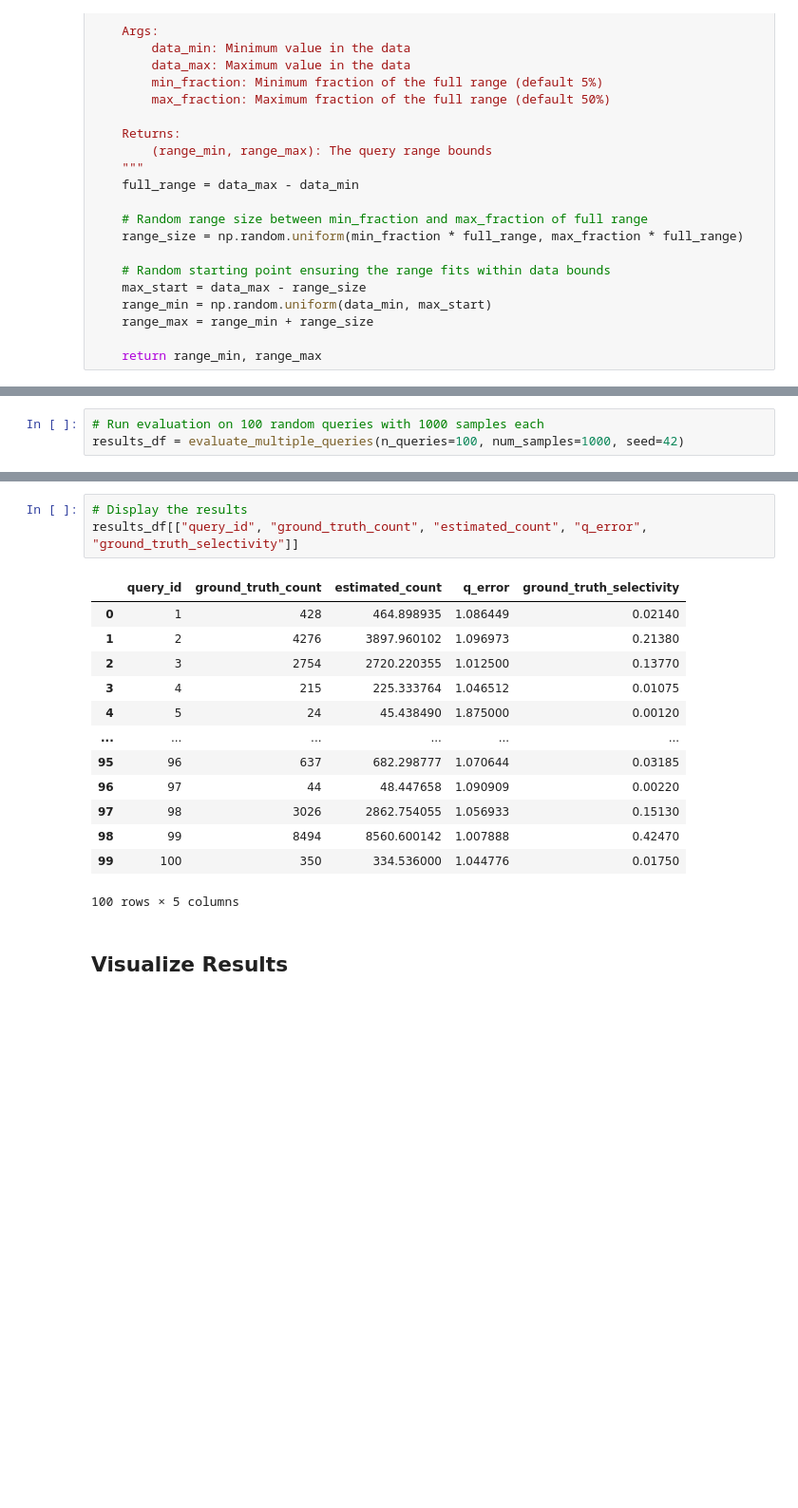
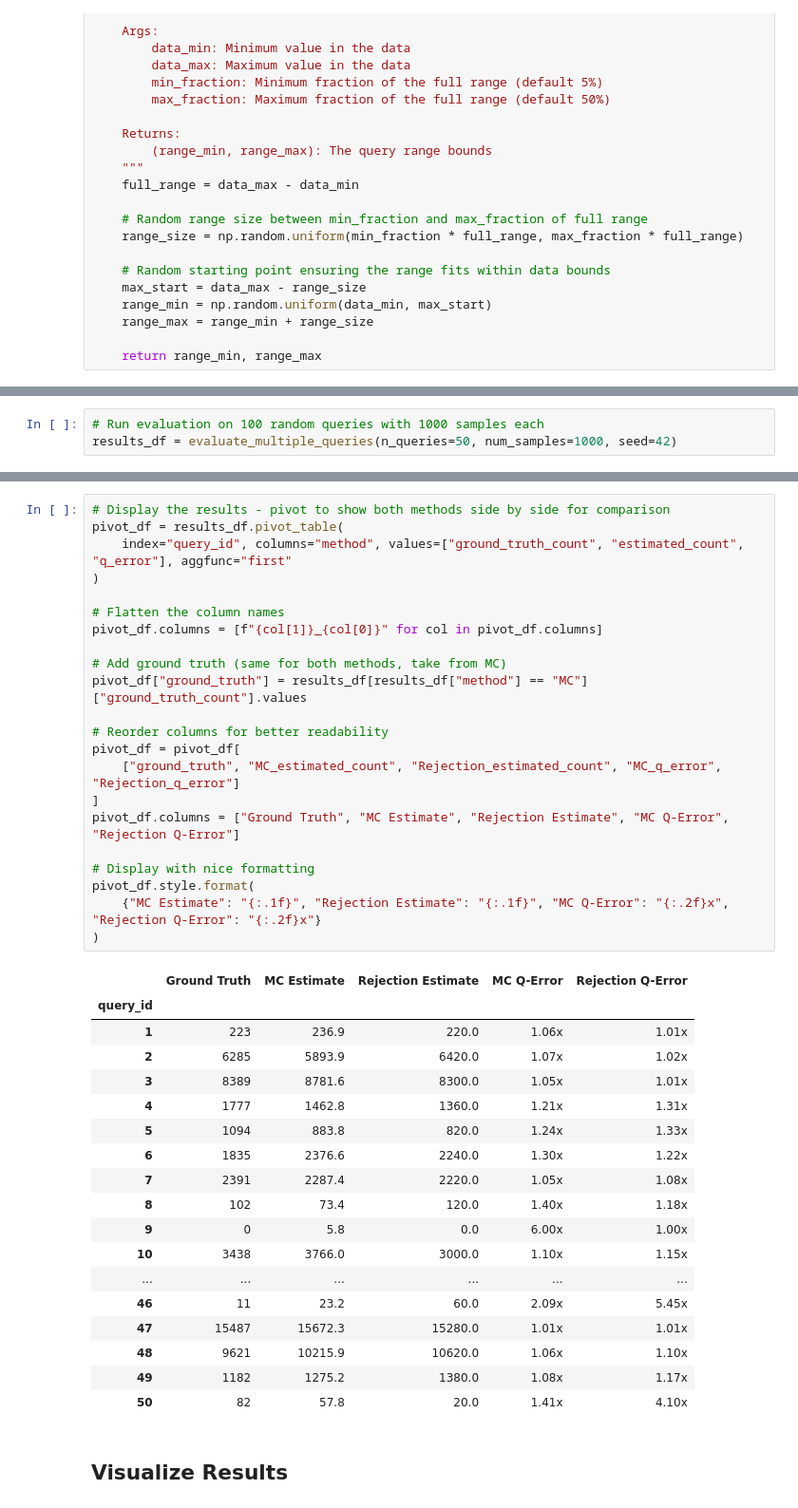
Before and after one commit to rueckstiess/origami, a Jupyter notebook: notebooks/example_origami_mc_ce.ipynb, the cells around one changed output, grey strips where cells are left out. Shown at 95% size. Saved outputs shown, nothing was run; the diff lists cells and outputs as text; blank space fills up the shorter version.

```diff
--- a/notebooks/example_origami_mc_ce.ipynb
+++ b/notebooks/example_origami_mc_ce.ipynb
@@ -408,5 +475,5 @@ def evaluate_multiple_queries(n_queries: int = 10, num_samples: int = 1000, seed
     return results_df
 # %%
 # Run evaluation on 100 random queries with 1000 samples each
-results_df = evaluate_multiple_queries(n_queries=100, num_samples=1000, seed=42)
+results_df = evaluate_multiple_queries(n_queries=50, num_samples=1000, seed=42)
 # %% [output]
@@ -430,20 +497,44 @@ Mean selectivity:         14.38%
-# %%
-# Display the results
-results_df[["query_id", "ground_truth_count", "estimated_count", "q_error", "ground_truth_selectivity"]]
-# %% [output]
-|  | query_id | ground_truth_count | estimated_count | q_error | ground_truth_selectivity |
-| 0 | 1 | 428 | 464.898935 | 1.086449 | 0.02140 |
-| 1 | 2 | 4276 | 3897.960102 | 1.096973 | 0.21380 |
-| 2 | 3 | 2754 | 2720.220355 | 1.012500 | 0.13770 |
-| 3 | 4 | 215 | 225.333764 | 1.046512 | 0.01075 |
-| 4 | 5 | 24 | 45.438490 | 1.875000 | 0.00120 |
-| ... | ... | ... | ... | ... | ... |
-| 95 | 96 | 637 | 682.298777 | 1.070644 | 0.03185 |
-| 96 | 97 | 44 | 48.447658 | 1.090909 | 0.00220 |
-| 97 | 98 | 3026 | 2862.754055 | 1.056933 | 0.15130 |
-| 98 | 99 | 8494 | 8560.600142 | 1.007888 | 0.42470 |
-| 99 | 100 | 350 | 334.536000 | 1.044776 | 0.01750 |
-100 rows × 5 columns
+# %%
+# Display the results - pivot to show both methods side by side for comparison
+pivot_df = results_df.pivot_table(
+    index="query_id", columns="method", values=["ground_truth_count", "estimated_count", "q_error"], aggfunc="first"
+)
+
+# Flatten the column names
+pivot_df.columns = [f"{col[1]}_{col[0]}" for col in pivot_df.columns]
+
+# Add ground truth (same for both methods, take from MC)
+pivot_df["ground_truth"] = results_df[results_df["method"] == "MC"]["ground_truth_count"].values
+
+# Reorder columns for better readability
+pivot_df = pivot_df[
+    ["ground_truth", "MC_estimated_count", "Rejection_estimated_count", "MC_q_error", "Rejection_q_error"]
+]
+pivot_df.columns = ["Ground Truth", "MC Estimate", "Rejection Estimate", "MC Q-Error", "Rejection Q-Error"]
+
+# Display with nice formatting
+pivot_df.style.format(
+    {"MC Estimate": "{:.1f}", "Rejection Estimate": "{:.1f}", "MC Q-Error": "{:.2f}x", "Rejection Q-Error": "{:.2f}x"}
+)
+# %% [output]
+|  | Ground Truth | MC Estimate | Rejection Estimate | MC Q-Error | Rejection Q-Error |
+| query_id |  |  |  |  |  |
+| 1 | 223 | 236.9 | 220.0 | 1.06x | 1.01x |
+| 2 | 6285 | 5893.9 | 6420.0 | 1.07x | 1.02x |
+| 3 | 8389 | 8781.6 | 8300.0 | 1.05x | 1.01x |
+| 4 | 1777 | 1462.8 | 1360.0 | 1.21x | 1.31x |
+| 5 | 1094 | 883.8 | 820.0 | 1.24x | 1.33x |
+| 6 | 1835 | 2376.6 | 2240.0 | 1.30x | 1.22x |
+| 7 | 2391 | 2287.4 | 2220.0 | 1.05x | 1.08x |
+| 8 | 102 | 73.4 | 120.0 | 1.40x | 1.18x |
+| 9 | 0 | 5.8 | 0.0 | 6.00x | 1.00x |
+| 10 | 3438 | 3766.0 | 3000.0 | 1.10x | 1.15x |
+| ... | ... | ... | ... | ... | ... |
+| 46 | 11 | 23.2 | 60.0 | 2.09x | 5.45x |
+| 47 | 15487 | 15672.3 | 15280.0 | 1.01x | 1.01x |
+| 48 | 9621 | 10215.9 | 10620.0 | 1.06x | 1.10x |
+| 49 | 1182 | 1275.2 | 1380.0 | 1.08x | 1.17x |
+| 50 | 82 | 57.8 | 20.0 | 1.41x | 4.10x |
 # %% [markdown]
 ## Visualize Results
 # %%
```
Also changed, not shown: parts of 16 cells of this notebook, 6 other files.
